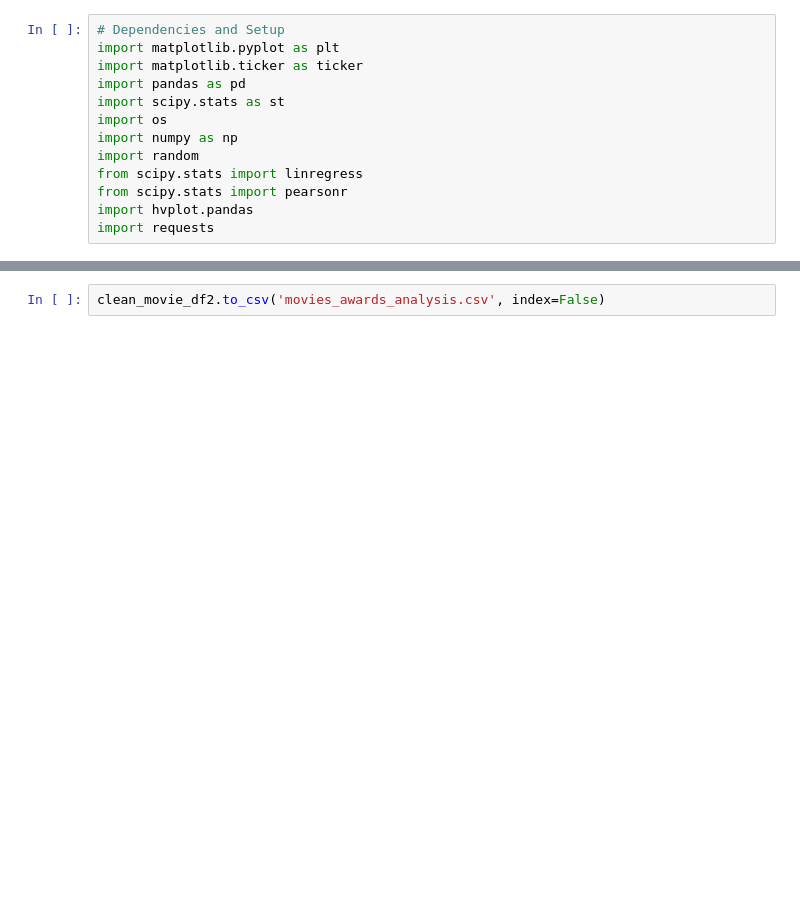
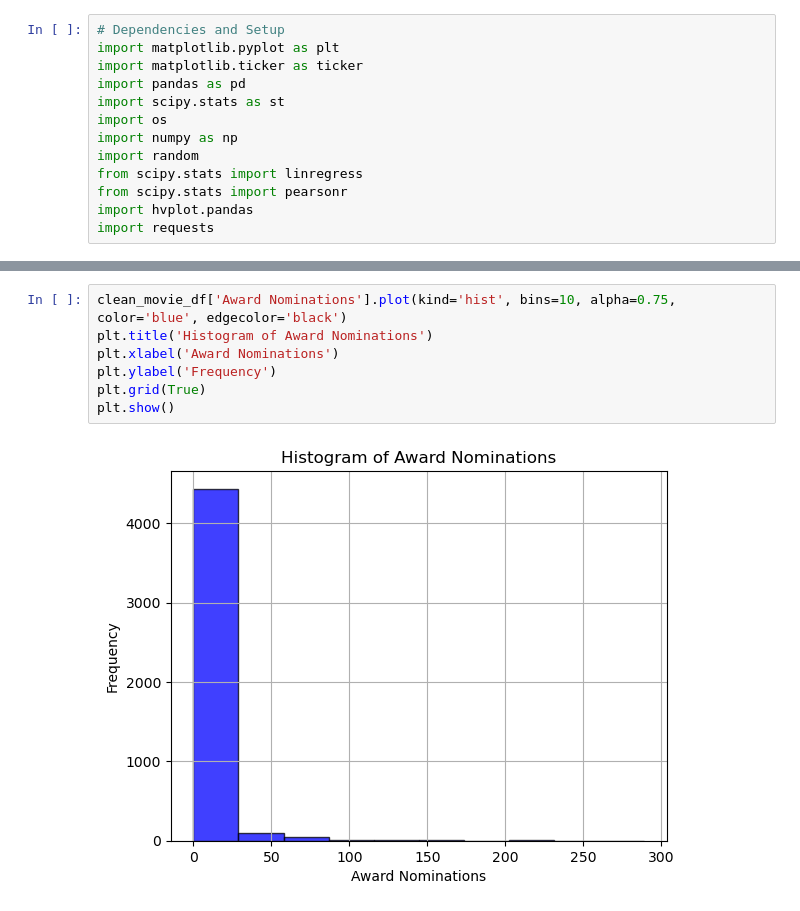
Before and after one commit to jvwastaken/Blockbuster-Breakdown, a Jupyter notebook: sloucel_analysis/movie_awards_analysis.ipynb, the cells around one changed output, grey strips where cells are left out. Cells and saved outputs as stored; diff of their text form; blank space fills up the shorter version.

```diff
--- a/sloucel_analysis/movie_awards_analysis.ipynb
+++ b/sloucel_analysis/movie_awards_analysis.ipynb
@@ -297,2 +152,9 @@ The r-value is: PearsonRResult(statistic=0.3154616065336829, pvalue=0.0073678877
-# %%
-clean_movie_df2.to_csv('movies_awards_analysis.csv', index=False)
+# %%
+clean_movie_df['Award Nominations'].plot(kind='hist', bins=10, alpha=0.75, color='blue', edgecolor='black')
+plt.title('Histogram of Award Nominations')
+plt.xlabel('Award Nominations')
+plt.ylabel('Frequency')
+plt.grid(True)
+plt.show()
+# %% [output]
+[figure, added]
```
Also changed, not shown: parts of 28 cells of this notebook, 2 other files.
